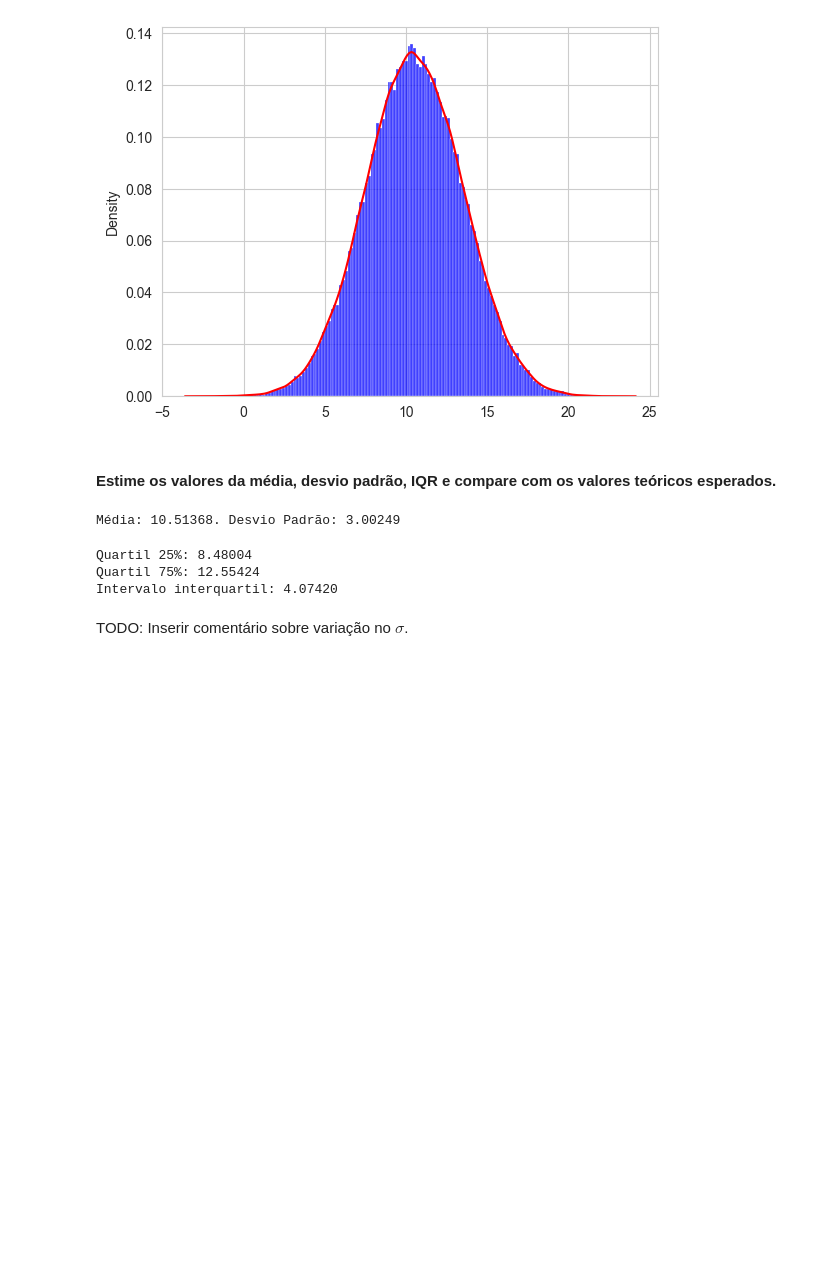
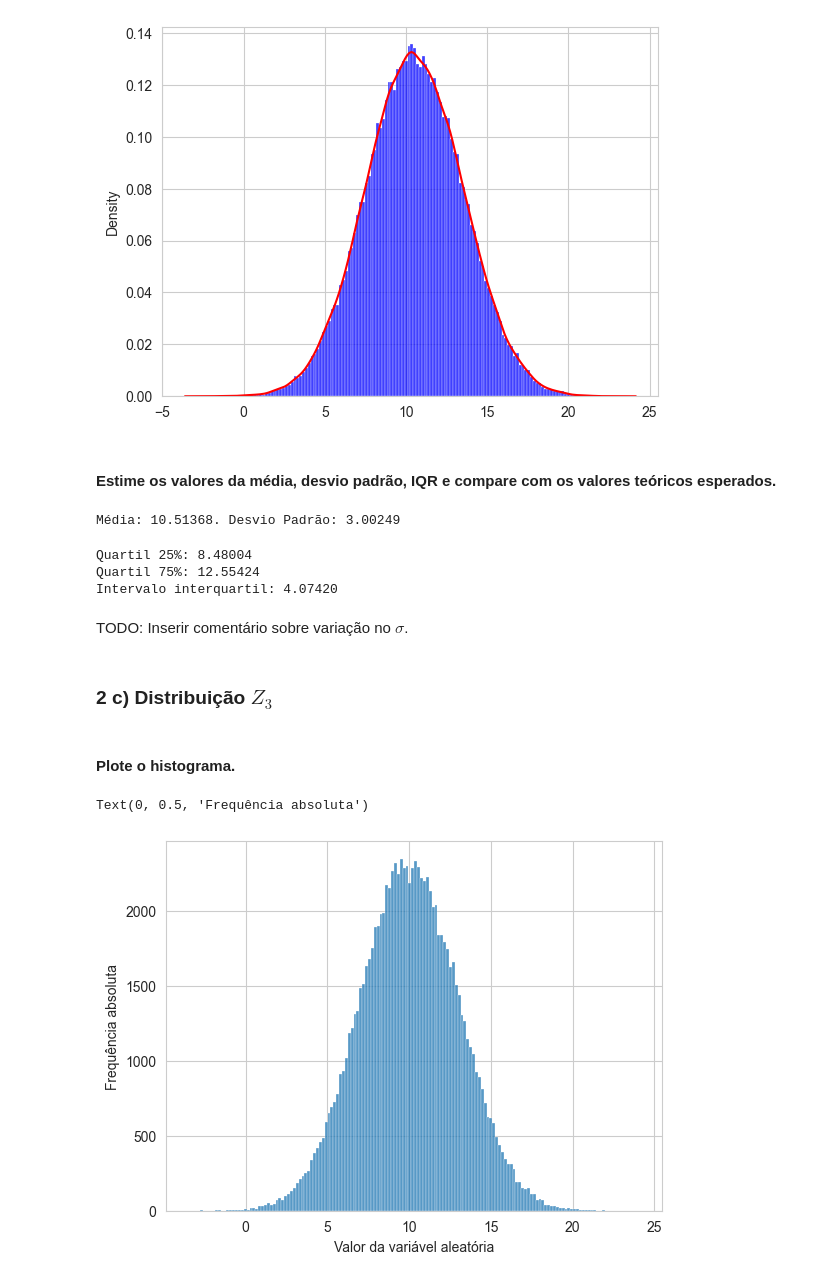
Before and after one commit to ricardoamachado/ENGA74, a Jupyter notebook: Atividade2/atividade2.ipynb, the cells around one changed output. Cells and saved outputs as stored; diff of their text form; code cells hidden in the pictures; blank space fills up the shorter version.

```diff
--- a/Atividade2/atividade2.ipynb
+++ b/Atividade2/atividade2.ipynb
@@ -183,3 +183,14 @@ Quartil 75%: 12.55424
 Intervalo interquartil: 4.07420
 # %% [markdown]
 TODO: Inserir comentário sobre variação no $\sigma$.
+# %% [markdown]
+### 2 c) Distribuição $Z_3$
+# %% [markdown]
+#### Plote o histograma.
+# %%
+plot_historam = sns.histplot(dist_z3)
+plt.xlabel("Valor da variável aleatória")
+plt.ylabel("Frequência absoluta")
+# %% [output]
+Text(0, 0.5, 'Frequência absoluta')
+[figure, added]
```
Also changed, not shown: parts of 26 cells of this notebook.
